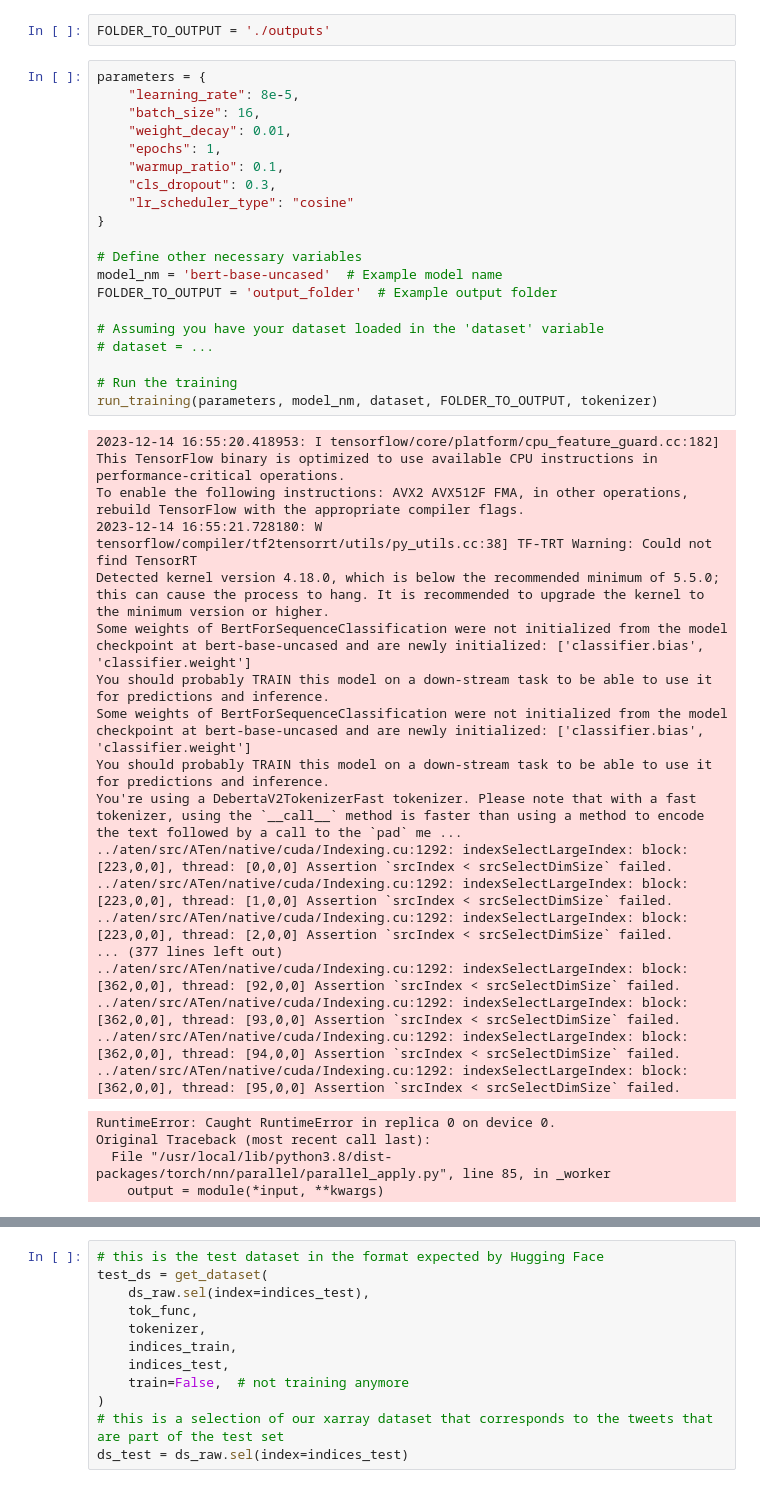
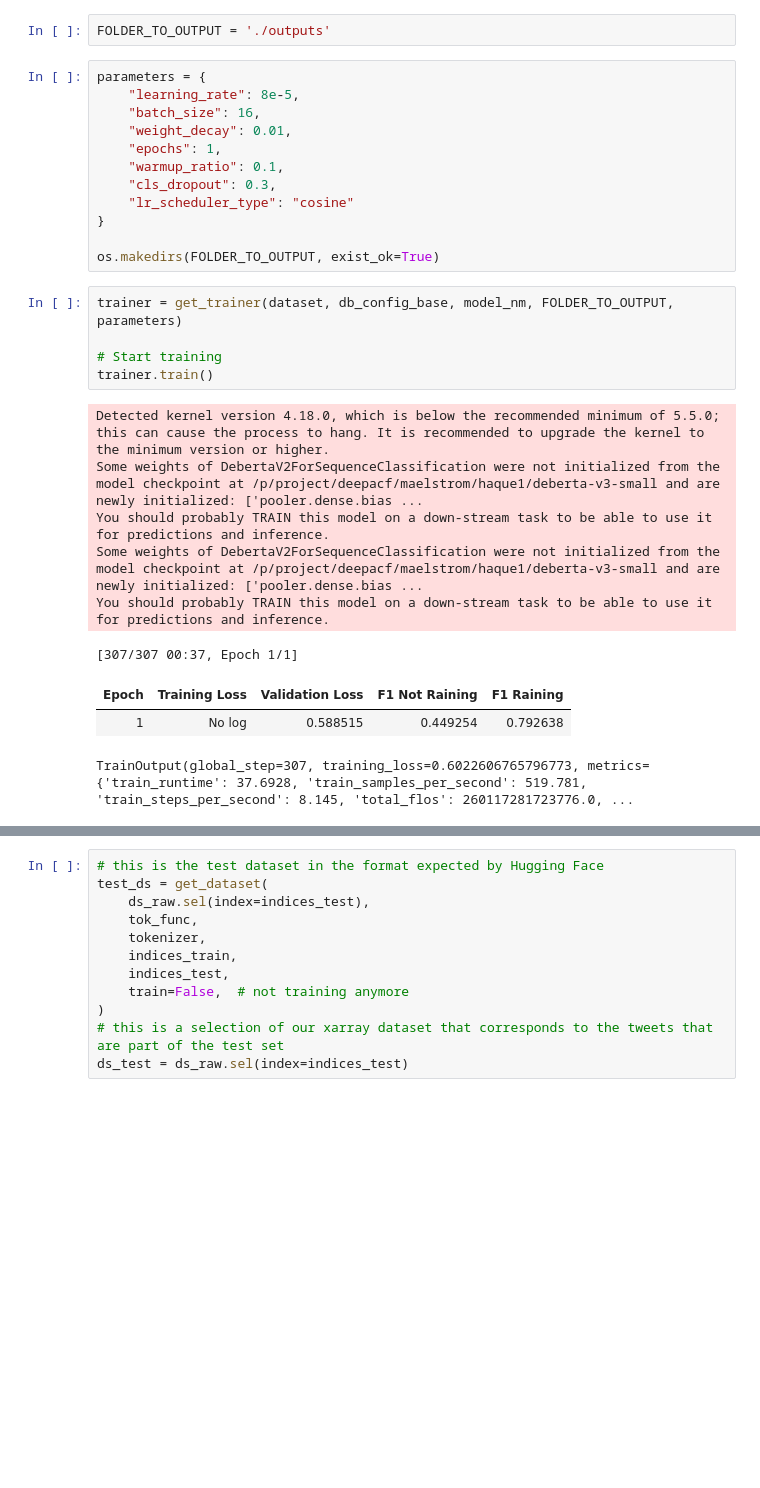
Before and after one commit to rajhaq/AP2-Social-media-data-for-better-local-forecasts, a Jupyter notebook: bootcamp/AP2/Day2/06TestModel.ipynb, the cells around one changed output, grey strips where cells are left out. Cells and saved outputs as stored; diff of their text form; blank space fills up the shorter version.

```diff
--- a/bootcamp/AP2/Day2/06TestModel.ipynb
+++ b/bootcamp/AP2/Day2/06TestModel.ipynb
@@ -725,37 +692,22 @@ parameters = {
     "lr_scheduler_type": "cosine"
 }
 
-# Define other necessary variables
-model_nm = 'bert-base-uncased'  # Example model name
-FOLDER_TO_OUTPUT = 'output_folder'  # Example output folder
-
-# Assuming you have your dataset loaded in the 'dataset' variable
-# dataset = ...
-
-# Run the training
-run_training(parameters, model_nm, dataset, FOLDER_TO_OUTPUT, tokenizer)
+os.makedirs(FOLDER_TO_OUTPUT, exist_ok=True)
-# %% [output]
-2023-12-14 16:55:20.418953: I tensorflow/core/platform/cpu_feature_guard.cc:182] This TensorFlow binary is optimized to use available CPU instructions in performance-critical operations.
-To enable the following instructions: AVX2 AVX512F FMA, in other operations, rebuild TensorFlow with the appropriate compiler flags.
-2023-12-14 16:55:21.728180: W tensorflow/compiler/tf2tensorrt/utils/py_utils.cc:38] TF-TRT Warning: Could not find TensorRT
-Detected kernel version 4.18.0, which is below the recommended minimum of 5.5.0; this can cause the process to hang. It is recommended to upgrade the kernel to the minimum version or higher.
-Some weights of BertForSequenceClassification were not initialized from the model checkpoint at bert-base-uncased and are newly initialized: ['classifier.bias', 'classifier.weight']
-You should probably TRAIN this model on a down-stream task to be able to use it for predictions and inference.
-Some weights of BertForSequenceClassification were not initialized from the model checkpoint at bert-base-uncased and are newly initialized: ['classifier.bias', 'classifier.weight']
-You should probably TRAIN this model on a down-stream task to be able to use it for predictions and inference.
-You're using a DebertaV2TokenizerFast tokenizer. Please note that with a fast tokenizer, using the `__call__` method is faster than using a method to encode the text followed by a call to the `pad` me ...
-../aten/src/ATen/native/cuda/Indexing.cu:1292: indexSelectLargeIndex: block: [223,0,0], thread: [0,0,0] Assertion `srcIndex < srcSelectDimSize` failed.
-../aten/src/ATen/native/cuda/Indexing.cu:1292: indexSelectLargeIndex: block: [223,0,0], thread: [1,0,0] Assertion `srcIndex < srcSelectDimSize` failed.
-../aten/src/ATen/native/cuda/Indexing.cu:1292: indexSelectLargeIndex: block: [223,0,0], thread: [2,0,0] Assertion `srcIndex < srcSelectDimSize` failed.
-... (377 lines left out)
-../aten/src/ATen/native/cuda/Indexing.cu:1292: indexSelectLargeIndex: block: [362,0,0], thread: [92,0,0] Assertion `srcIndex < srcSelectDimSize` failed.
-../aten/src/ATen/native/cuda/Indexing.cu:1292: indexSelectLargeIndex: block: [362,0,0], thread: [93,0,0] Assertion `srcIndex < srcSelectDimSize` failed.
-../aten/src/ATen/native/cuda/Indexing.cu:1292: indexSelectLargeIndex: block: [362,0,0], thread: [94,0,0] Assertion `srcIndex < srcSelectDimSize` failed.
-../aten/src/ATen/native/cuda/Indexing.cu:1292: indexSelectLargeIndex: block: [362,0,0], thread: [95,0,0] Assertion `srcIndex < srcSelectDimSize` failed.
-RuntimeError: Caught RuntimeError in replica 0 on device 0.
-Original Traceback (most recent call last):
-  File "/usr/local/lib/python3.8/dist-packages/torch/nn/parallel/parallel_apply.py", line 85, in _worker
-    output = module(*input, **kwargs)
+# %%
+trainer = get_trainer(dataset, db_config_base, model_nm, FOLDER_TO_OUTPUT, parameters)
+
+# Start training
+trainer.train()
+# %% [output]
+Detected kernel version 4.18.0, which is below the recommended minimum of 5.5.0; this can cause the process to hang. It is recommended to upgrade the kernel to the minimum version or higher.
+Some weights of DebertaV2ForSequenceClassification were not initialized from the model checkpoint at /p/project/deepacf/maelstrom/haque1/deberta-v3-small and are newly initialized: ['pooler.dense.bias ...
+You should probably TRAIN this model on a down-stream task to be able to use it for predictions and inference.
+Some weights of DebertaV2ForSequenceClassification were not initialized from the model checkpoint at /p/project/deepacf/maelstrom/haque1/deberta-v3-small and are newly initialized: ['pooler.dense.bias ...
+You should probably TRAIN this model on a down-stream task to be able to use it for predictions and inference.
+[307/307 00:37, Epoch 1/1]
+| Epoch | Training Loss | Validation Loss | F1 Not Raining | F1 Raining |
+| 1 | No log | 0.588515 | 0.449254 | 0.792638 |
+TrainOutput(global_step=307, training_loss=0.6022606765796773, metrics={'train_runtime': 37.6928, 'train_samples_per_second': 519.781, 'train_steps_per_second': 8.145, 'total_flos': 260117281723776.0, ...
 # %%
 import transformers
 import datasets
```
Also changed, not shown: parts of 6 cells of this notebook.
